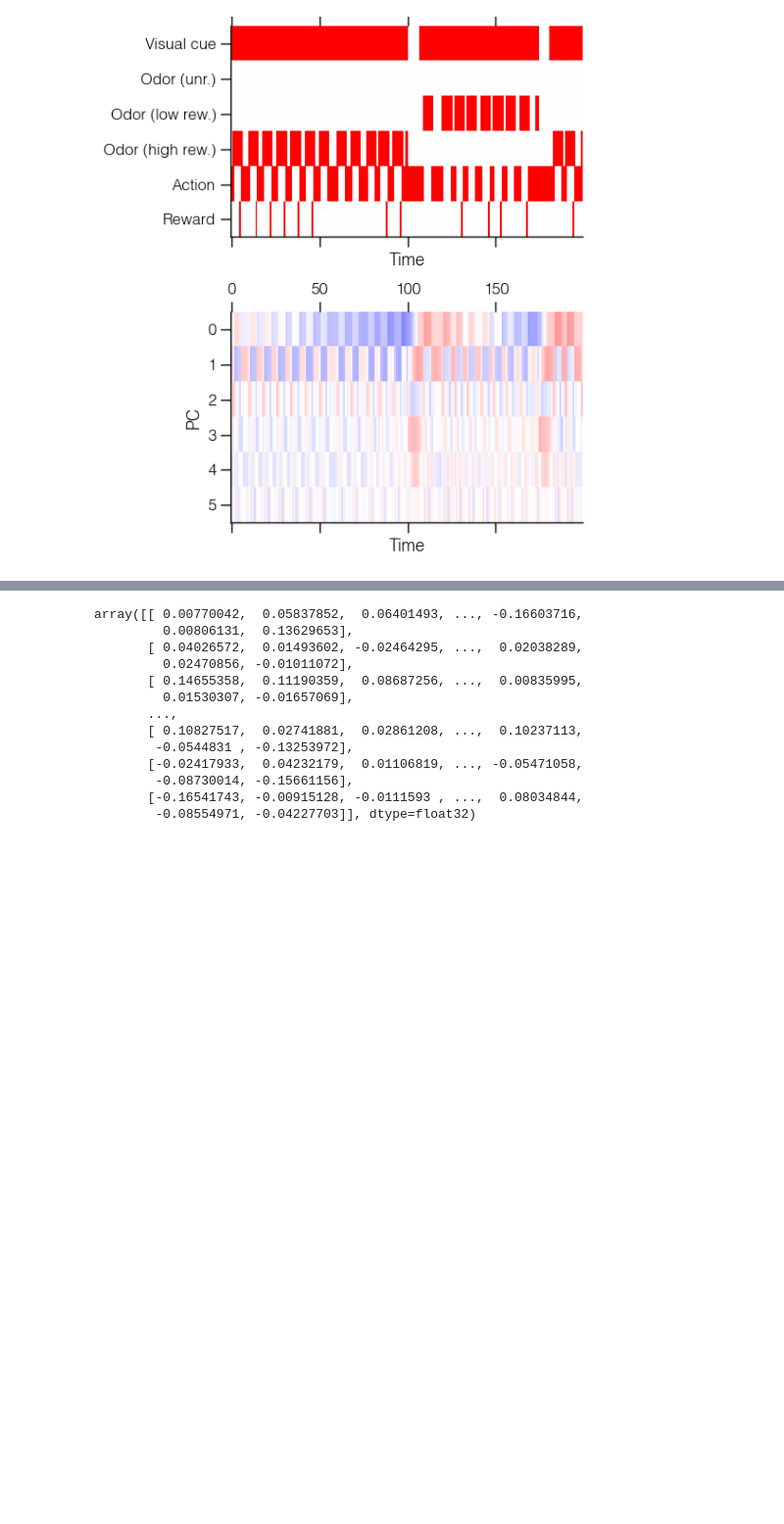
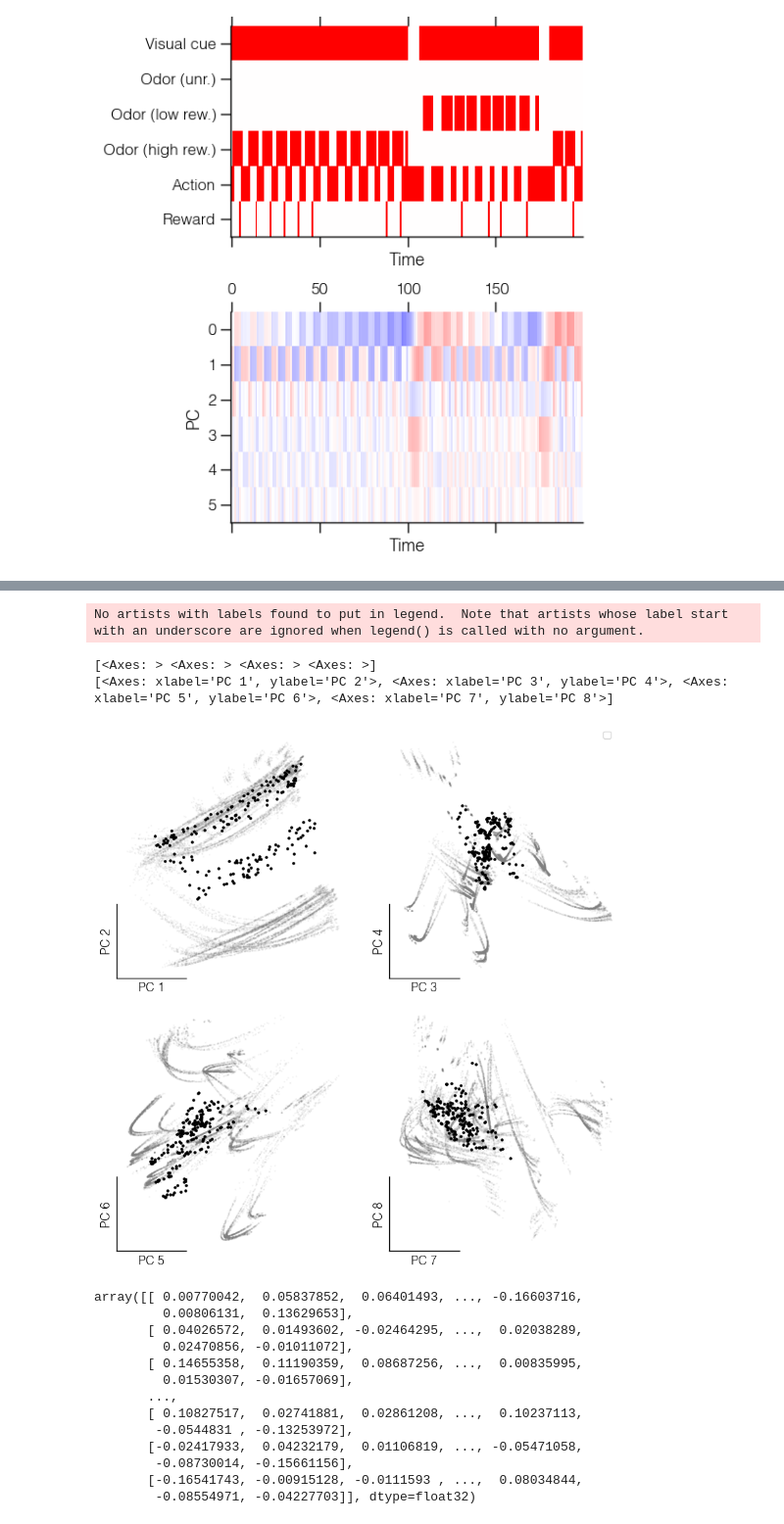
Before and after one commit to davidgbe/favorably_connected, a Jupyter notebook: code/notebooks/jacobian_computations.ipynb, the cells around one changed output, grey strips where cells are left out. Shown at 98% size. Saved outputs shown, nothing was run; the diff lists cells and outputs as text; code cells hidden in the pictures; blank space fills up the shorter version.

```diff
--- a/code/notebooks/jacobian_computations.ipynb
+++ b/code/notebooks/jacobian_computations.ipynb
@@ -169,3 +216,52 @@ fig.tight_layout()
+# %%
+env_idx = 0
+
+scale = 1.2
+fig, axs = plt.subplots(2, 2, figsize=(7 * scale, 7 * scale))
+
+for k in np.arange(0, 8, 2):
+    all_mask_off = []
+    k_x, k_y = int(k/4), int(k/2) % 2
+
+    axs[k_x, k_y].scatter(
+        pc_activities[k, env_idx, :],
+        pc_activities[k+1, env_idx, :],
+        s=1,
+        zorder=-1,
+        c='grey',
+        alpha=0.05,
+    )
+
+    for i_states in range(initial_states.shape[0]):
+        it = initial_states[i_states, :]
+
+        # axs[k_x, k_y].scatter(
+        #     [np.dot(it, pca.components_[k, :])],
+        #     [np.dot(it, pca.components_[k+1, :])],
+        #     color = 'green',
+        #     zorder=1
+        # )
+
+    for i_f in range(unique_fps.xstar.shape[0]):
+        fp = unique_fps[i_f]
+        e_vals = fp.eigval_J_xstar[0]
+        stable = np.all(np.abs(e_vals) < 1.0)
+        axs[k_x, k_y].scatter(
+            [np.dot(fp.xstar, pca.components_[k, :])],
+            [np.dot(fp.xstar, pca.components_[k+1, :])],
+            color = 'black' if stable else 'blue',
+            s=5,
+        )
+
+    # axs[int(k/2)].set_aspect('equal')
+fig.legend(markerscale=10, bbox_to_anchor=(0.97, 0.99))
+fig.tight_layout()
+format_pc_plot(axs)
+# %% [output]
+No artists with labels found to put in legend.  Note that artists whose label start with an underscore are ignored when legend() is called with no argument.
+[<Axes: > <Axes: > <Axes: > <Axes: >]
+[<Axes: xlabel='PC 1', ylabel='PC 2'>, <Axes: xlabel='PC 3', ylabel='PC 4'>, <Axes: xlabel='PC 5', ylabel='PC 6'>, <Axes: xlabel='PC 7', ylabel='PC 8'>]
+[figure, added]
 # %%
 network_states = visual_cue_states.T
 dummy_critic_states = torch.from_numpy(np.zeros_like(network_states))
```
Also changed, not shown: parts of 2 cells of this notebook, 1 other file.
